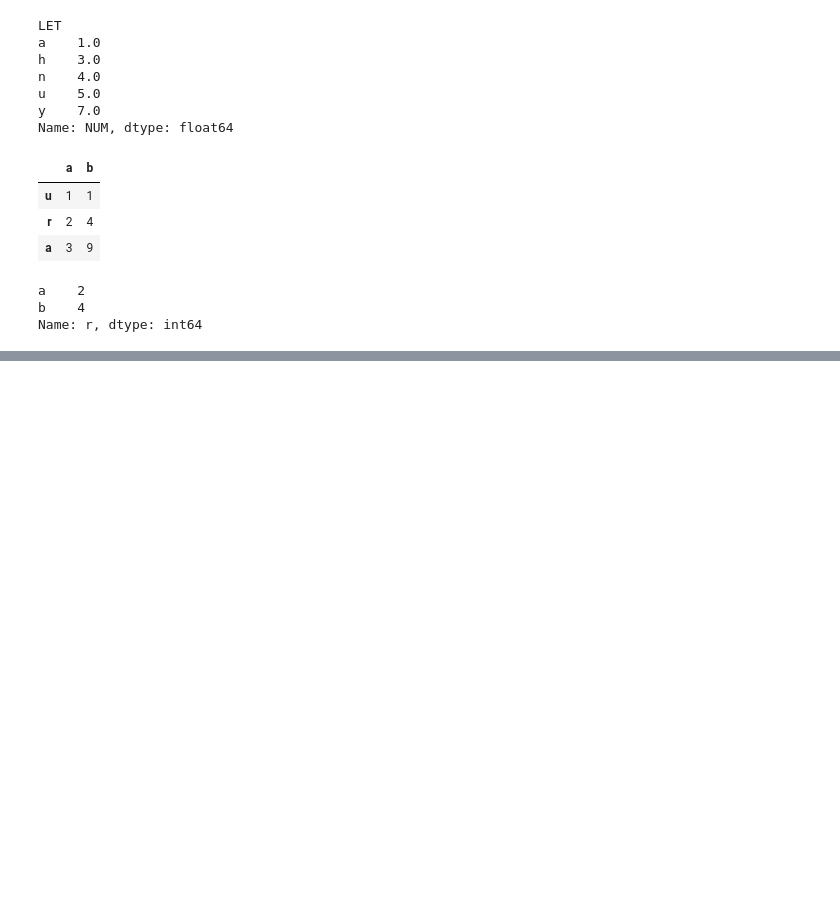
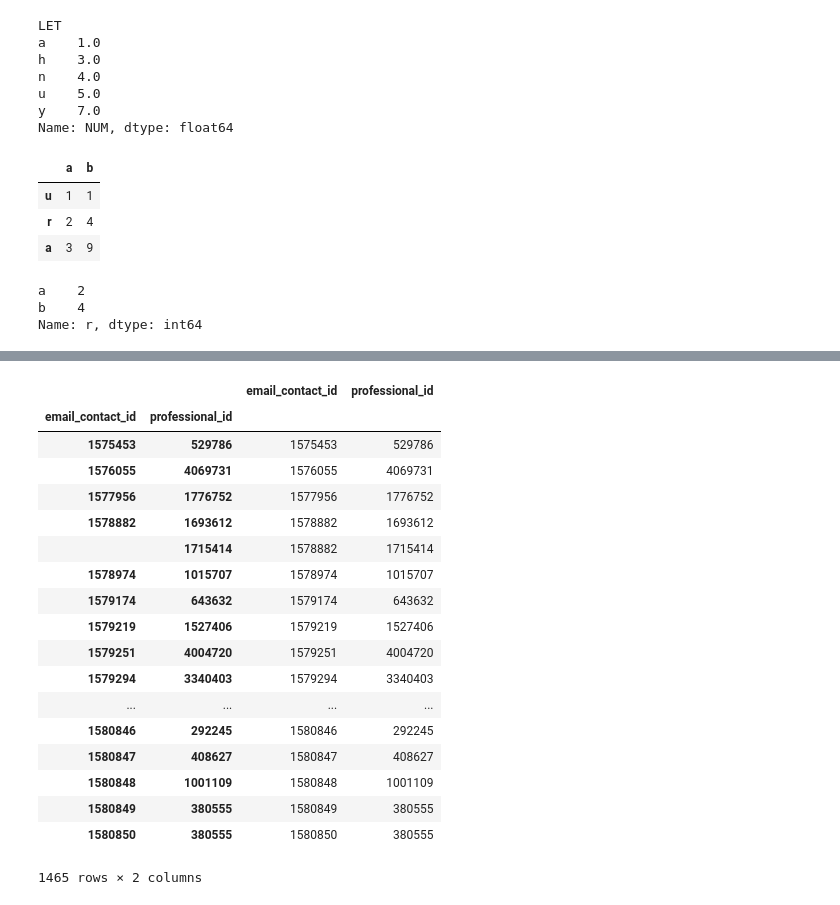
Before and after one commit to Bekbolatov/kaggle, a Jupyter notebook: notebooks/BabyNames.ipynb, the cells around one changed output, grey strips where cells are left out. Drawn from its saved outputs; the diff is of its cells as text; code cells hidden in the pictures; blank space fills up the shorter version.

```diff
--- a/notebooks/BabyNames.ipynb
+++ b/notebooks/BabyNames.ipynb
@@ -118,0 +156,2 @@ Name: r, dtype: int64
+# %%
+b = pd.read_csv('/Users/rbekbolatov/repos/gl/DataTeam/recurring_jobs/web-logs/web-logs-oozie/updates/emailids_0321.csv')
@@ -118,0 +203,24 @@ Name: r, dtype: int64
+# %%
+bbb =b.groupby(['email_contact_id', 'professional_id'])[['email_contact_id', 'professional_id']].first()
+# %%
+bbb.sort_index()
+# %% [output]
+|  |  | email_contact_id | professional_id |
+| email_contact_id | professional_id |  |  |
+| 1575453 | 529786 | 1575453 | 529786 |
+| 1576055 | 4069731 | 1576055 | 4069731 |
+| 1577956 | 1776752 | 1577956 | 1776752 |
+| 1578882 | 1693612 | 1578882 | 1693612 |
+|  | 1715414 | 1578882 | 1715414 |
+| 1578974 | 1015707 | 1578974 | 1015707 |
+| 1579174 | 643632 | 1579174 | 643632 |
+| 1579219 | 1527406 | 1579219 | 1527406 |
+| 1579251 | 4004720 | 1579251 | 4004720 |
+| 1579294 | 3340403 | 1579294 | 3340403 |
+| ... | ... | ... | ... |
+| 1580846 | 292245 | 1580846 | 292245 |
+| 1580847 | 408627 | 1580847 | 408627 |
+| 1580848 | 1001109 | 1580848 | 1001109 |
+| 1580849 | 380555 | 1580849 | 380555 |
+| 1580850 | 380555 | 1580850 | 380555 |
+1465 rows × 2 columns
```
Also changed, not shown: parts of 11 cells of this notebook, 20 other files.
